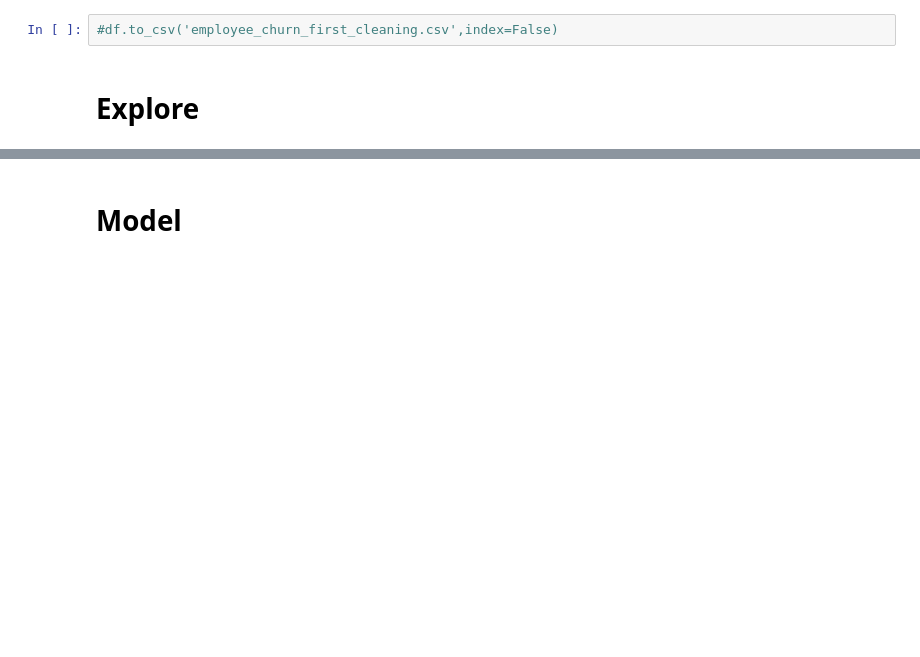
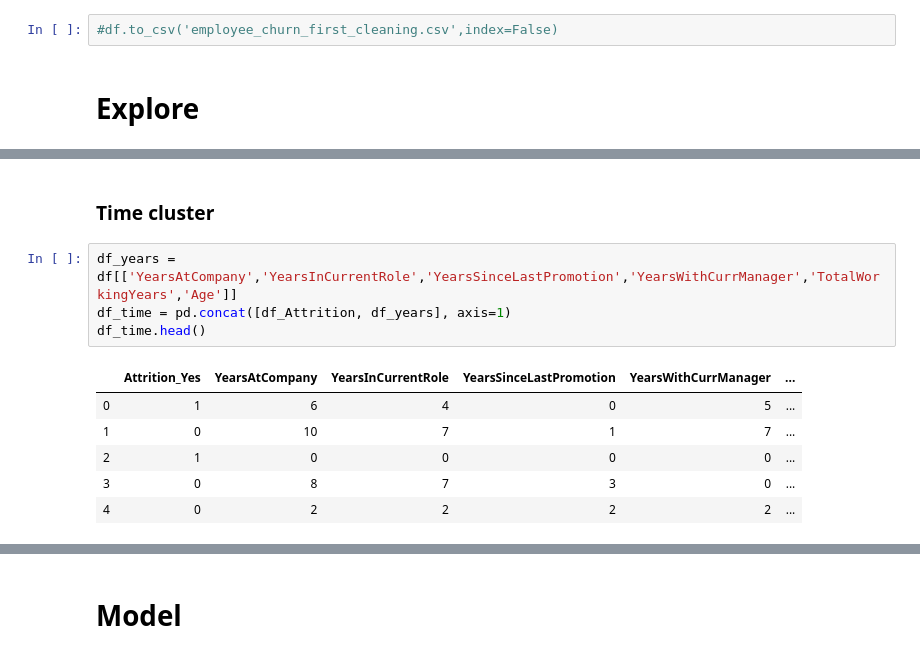
Before and after one commit to Johndsalas/employee_churn, a Jupyter notebook: employee_churn_notebook.ipynb, the cells around one changed output, grey strips where cells are left out. Saved outputs shown, nothing was run; the diff lists cells and outputs as text; blank space fills up the shorter version.

```diff
--- a/employee_churn_notebook.ipynb
+++ b/employee_churn_notebook.ipynb
@@ -246,0 +279,13 @@ df.head()
+# %% [markdown]
+### Time cluster
+# %%
+df_years = df[['YearsAtCompany','YearsInCurrentRole','YearsSinceLastPromotion','YearsWithCurrManager','TotalWorkingYears','Age']]
+df_time = pd.concat([df_Attrition, df_years], axis=1)
+df_time.head()
+# %% [output]
+|  | Attrition_Yes | YearsAtCompany | YearsInCurrentRole | YearsSinceLastPromotion | YearsWithCurrManager | ... |
+| 0 | 1 | 6 | 4 | 0 | 5 | ... |
+| 1 | 0 | 10 | 7 | 1 | 7 | ... |
+| 2 | 1 | 0 | 0 | 0 | 0 | ... |
+| 3 | 0 | 8 | 7 | 3 | 0 | ... |
+| 4 | 0 | 2 | 2 | 2 | 2 | ... |
```
Also changed, not shown: parts of 9 cells of this notebook.
